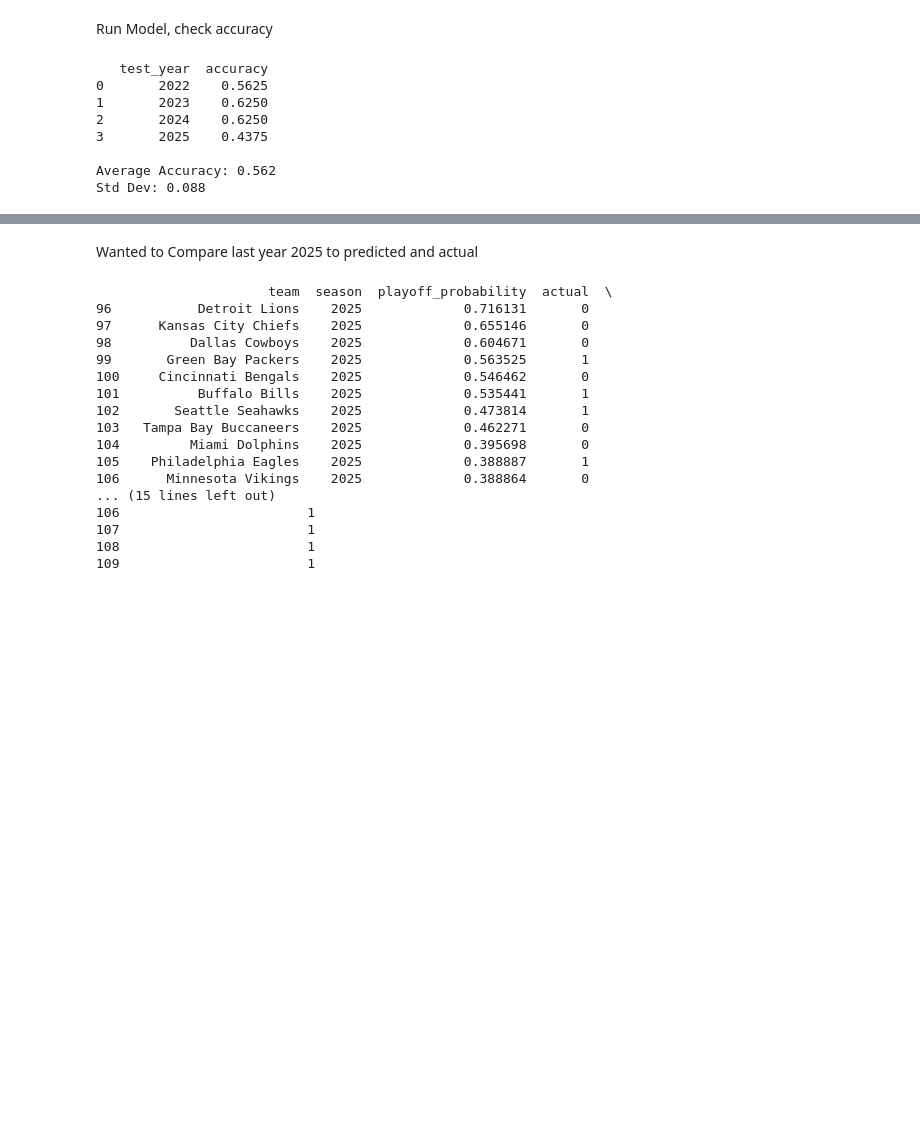
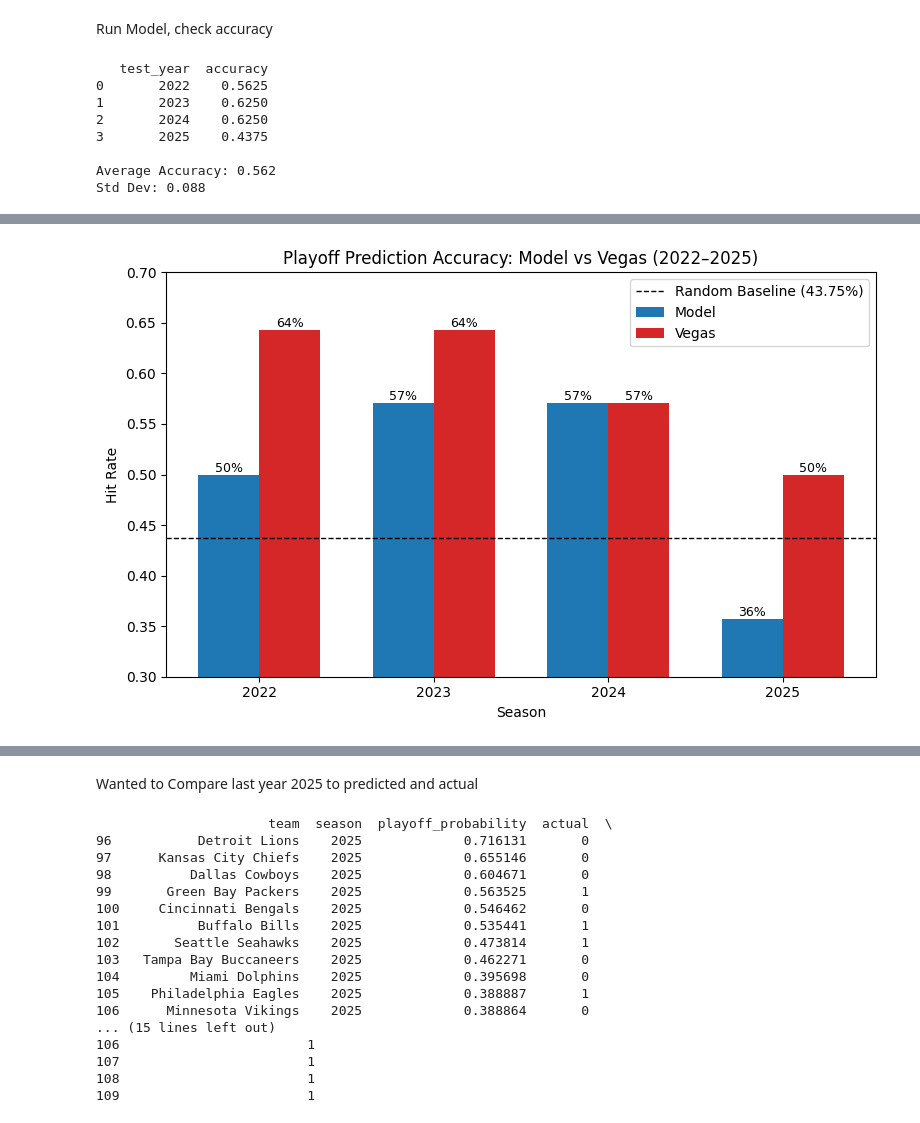
Before and after one commit to mattmarz94/nfl-decision-support-analytics, a Jupyter notebook: Data Preprocessing/modeling_dd.ipynb, the cells around one changed output, grey strips where cells are left out. Saved outputs shown, nothing was run; the diff lists cells and outputs as text; code cells hidden in the pictures; blank space fills up the shorter version.

Commit message:
added visuals and cleaned up processes

```diff
--- a/Data Preprocessing/modeling_dd.ipynb
+++ b/Data Preprocessing/modeling_dd.ipynb
@@ -304,7 +233,7 @@ Run Model, check accuracy
 results = []
 predictions = []
 
-eval_years = [2021, 2022, 2023, 2024, 2025]
+eval_years = [2022, 2023, 2024, 2025]
 
 for test_year in eval_years:
     train_df = df_roll[df_roll["season"] < test_year].copy()
@@ -364,0 +371,9 @@ Std Dev: 0.088
+# %%
+vegas_df["vegas_rank"] = vegas_df.groupby("season")["SuperBowlOdds"].rank(
+    method="first", ascending=True
+)
+
+vegas_df["vegas_top14"] = (vegas_df["vegas_rank"] <= 14).astype(int)
+# %%
+predictions_df["team"] = predictions_df["team"].str.strip()
+vegas_df["team"] = vegas_df["team"].str.strip()
@@ -364,0 +391,9 @@ Std Dev: 0.088
+# %%
+compare_df = predictions_df.merge(
+    vegas_df[["team", "season", "SuperBowlOdds", "vegas_rank", "vegas_top14"]],
+    on=["team", "season"],
+    how="left"
+)
+
+print(compare_df.head())
+print(compare_df[compare_df["vegas_top14"].isna()][["team", "season"]].drop_duplicates())
@@ -364,0 +454,46 @@ Std Dev: 0.088
+# %%
+import matplotlib.pyplot as plt
+import numpy as np
+
+df = comparison_results_df.copy()
+
+years = df["season"].astype(int).astype(str)
+x = np.arange(len(years))
+width = 0.35
+
+baseline = 14 / 32
+
+plt.figure(figsize=(8,5))
+
+# Bars
+bars1 = plt.bar(x - width/2, df["model_accuracy"], width, color="#1f77b4", label="Model")
+bars2 = plt.bar(x + width/2, df["vegas_accuracy"], width, color="#d62728", label="Vegas")
+
+# Baseline line
+plt.axhline(baseline, color="black", linestyle="--", linewidth=1,
+            label="Random Baseline (43.75%)")
+
+# Labels on bars
+for bar in bars1:
+    height = bar.get_height()
+    plt.text(bar.get_x() + bar.get_width()/2, height, f"{height*100:.0f}%",
+             ha='center', va='bottom', fontsize=9)
+
+for bar in bars2:
+    height = bar.get_height()
+    plt.text(bar.get_x() + bar.get_width()/2, height, f"{height*100:.0f}%",
+             ha='center', va='bottom', fontsize=9)
+
+# Axis + title
+plt.xticks(x, years)
+plt.xlabel("Season")
+plt.ylabel("Hit Rate")
+plt.title("Playoff Prediction Accuracy: Model vs Vegas (2022–2025)")
+
+plt.ylim(0.3, 0.7)
+
+plt.legend()
+plt.tight_layout()
+plt.show()
+# %% [output]
+[figure, added]
```
Also changed, not shown: parts of 12 cells of this notebook, 1 other file.
